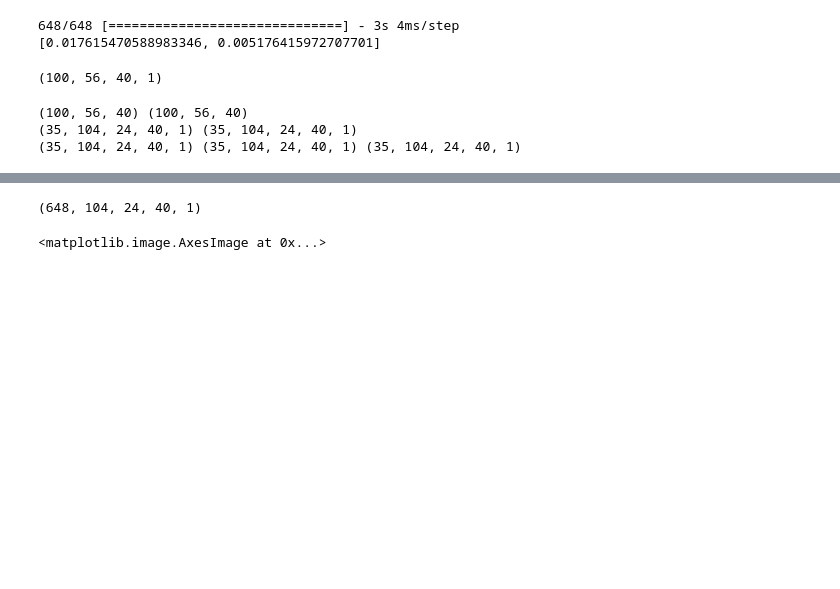
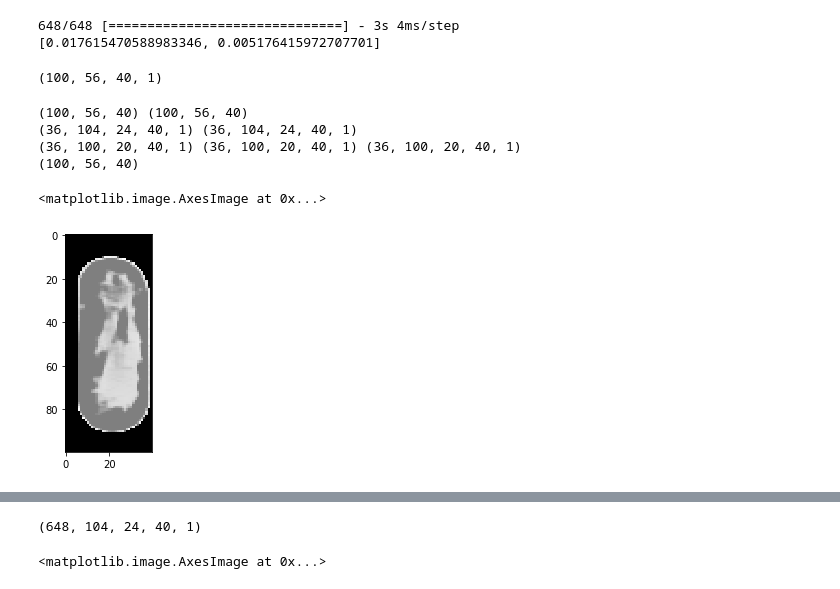
Before and after one commit to PranjalSahu/newrecon, a Jupyter notebook: recon1.ipynb, the cells around one changed output, grey strips where cells are left out. Saved outputs shown, nothing was run; the diff lists cells and outputs as text; code cells hidden in the pictures; blank space fills up the shorter version.

```diff
--- a/recon1.ipynb
+++ b/recon1.ipynb
@@ -491,15 +491,17 @@ print(volx.shape)
 
 index   = 153#random.randint(0, 35)
 
-volx = loadmat('/media/dril/ubuntudata/DBT-NEW/recons/sart_cir_zero_'+str(index)+'.mat')
+volx = loadmat('/media/dril/ubuntudata/DBT-NEW/recons-noise/fbp_'+str(i)+'_3_hann50.mat', verify_compressed_data_integrity=False)
+#volx = loadmat('/media/dril/ubuntudata/DBT-NEW/recons/sart_cir_zero_'+str(index)+'.mat')
 #volx = loadmat('/home/dril/newrecon/ReconDBT/sart_cir_zero.mat')
-voly = loadmat('/home/dril/newrecon/ReconDBT/vol_lesion_'+str(index)+'.mat')
+#voly = loadmat('/home/dril/newrecon/ReconDBT/vol_lesion_'+str(index)+'.mat')
 #voly = loadmat('/media/dril/ubuntudata/DBT-NEW/attenuation_values_cropped/'+str(index)+'.mat')
+voly = loadmat('/media/dril/ubuntudata/DBT-NEW/attenuation_values_cropped/'+str(i)+'.mat')
 
-volx = volx['xartt'][:, :,  :, 0]
-voly = voly['x']
+volx = volx['xfbp']
+voly = voly['head']
 
-voly = ndimage.zoom(voly, 0.250, order=1).astype(np.single)
+voly = ndimage.zoom(voly, 0.125, order=1).astype(np.single)
 volx = ndimage.zoom(volx, 0.250, order=1).astype(np.single)
 
 print(volx.shape, voly.shape)
@@ -508,12 +510,11 @@ testitx = []
 testity = []
 
 gap_slice = 1
-for j in range(0, 35, gap_slice):
+for j in range(0, 36, gap_slice):
     x = volx[:, j:j+20, :]
-    #print(x.shape)
     testitx.append(np.expand_dims(x, axis=-1))
 
-for j in range(0, 35, gap_slice):
+for j in range(0, 36, gap_slice):
     y = voly[:, j:j+20, :]
     testity.append(np.expand_dims(y, axis=-1))
 
@@ -527,35 +528,34 @@ print(testitx.shape, testity.shape)
 
 result = model.predict(testitx, batch_size=4)
 
+result  = result[:,  2:102, 2:22,  :, :]
+testitx = testitx[:, 2:102, 2:22,  :, :]
+testity = testity[:, 2:102, 2:22,  :, :]
+
 print(testitx.shape, testity.shape, result.shape)
 
-# result  = result[:,  2:102, 2:22,  :, :]
-# testitx = testitx[:, 2:102, 2:22,  :, :]
-# testity = testity[:, 2:102, 2:22,  :, :]
+# Joining the result to get the full volume from slice by slice results
+final_result = []
+for i in range(11):
+    final_result.append(result[0, :, i, :, 0])
+for i in range(0, len(result)):
+    temp = result[i, :, 10, :, 0]
+    final_result.append(result[i, :, 10, :, 0])
+for i in range(11, 20):
+    final_result.append(result[len(result)-1, :, i, :, 0])
 
-# print(testitx.shape, testity.shape, result.shape)
+final_result  = np.array(final_result)
 
-# final_result = []
-# for i in range(len(result)):
-#     temp = result[i, :, 10, :, 0]
-#     #print(temp.shape)
-#     final_result.append(result[i, :, 10, :, 0])
-
-# final_result  = np.array(final_result)
-# #final_result  = np.concatenate([result[0, :, :10, :, 0] , final_result], axis=0)
-# #final_result2 = np.concatenate([final_result, result[-1, :,  10:, :, 0]], axis=0)
-
-# #print(result.shape, final_result.shape, final_result2.shape)
-# print(result.shape, final_result.shape)
-
-# # testitx = np.concatenate([testitx[0], testitx[1], testitx[2], testitx[3], testitx[4]], axis=0)
-# # result  = np.concatenate([result[0],  result[1], result[2], result[3], result[4]],     axis=0)
-# # testity = np.concatenate([testity[0], testity[1], testity[2], testity[3], testity[4]], axis=0)
-
-# #print(testity.shape, testitx.shape)
-# #print(testity.shape, testitx.shape)
+final_result = np.moveaxis(final_result, 0, 1)
+print(final_result.shape)
 # %% [output]
 (100, 56, 40) (100, 56, 40)
-(35, 104, 24, 40, 1) (35, 104, 24, 40, 1)
-(35, 104, 24, 40, 1) (35, 104, 24, 40, 1) (35, 104, 24, 40, 1)
+(36, 104, 24, 40, 1) (36, 104, 24, 40, 1)
+(36, 100, 20, 40, 1) (36, 100, 20, 40, 1) (36, 100, 20, 40, 1)
+(100, 56, 40)
+# %%
+plt.imshow(final_result[:, 10, :], cmap='gray')
+# %% [output]
+<matplotlib.image.AxesImage at 0x...>
+[figure, added]
 # %%
```
Also changed, not shown: parts of 2 cells of this notebook.
